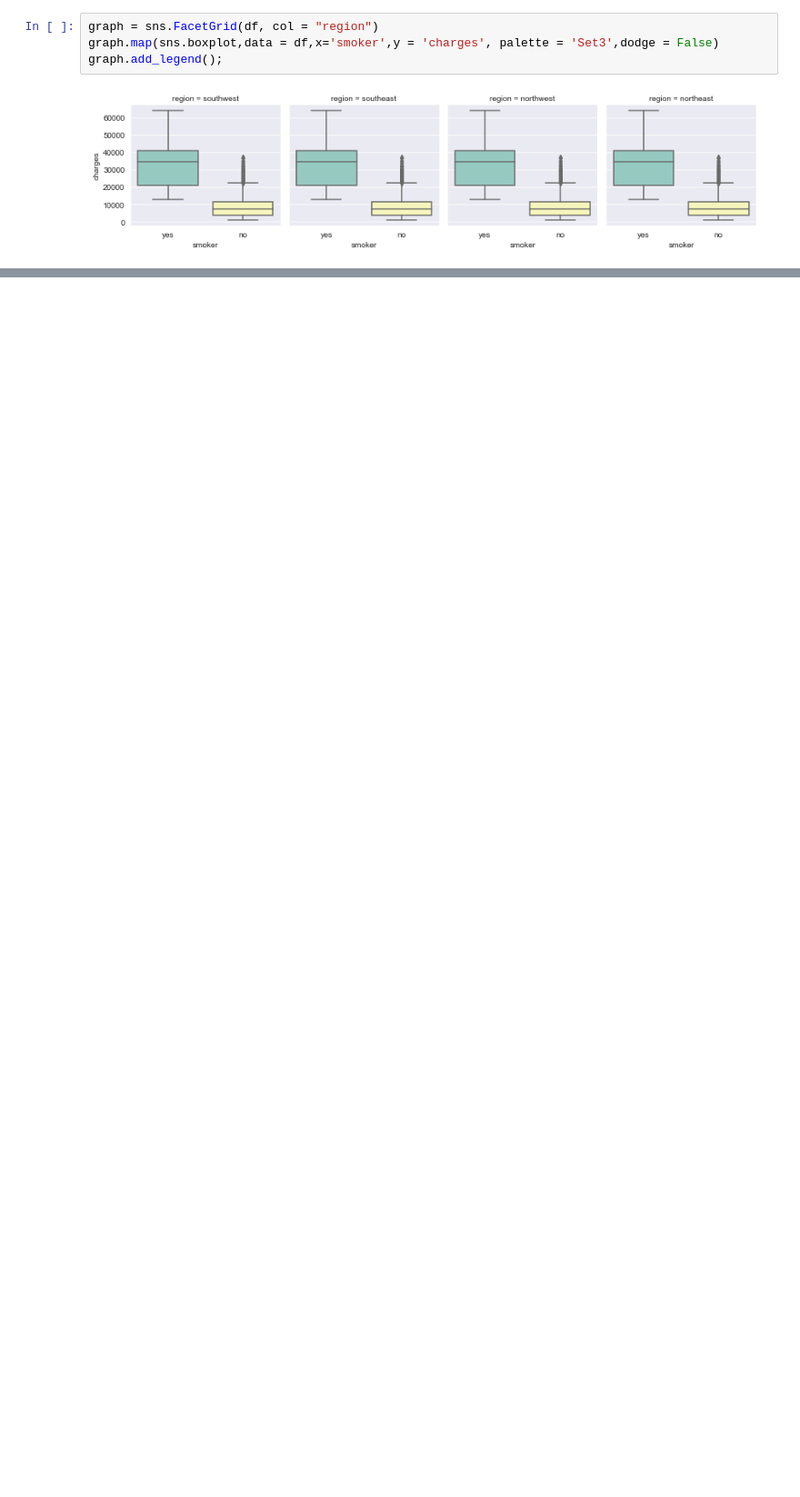
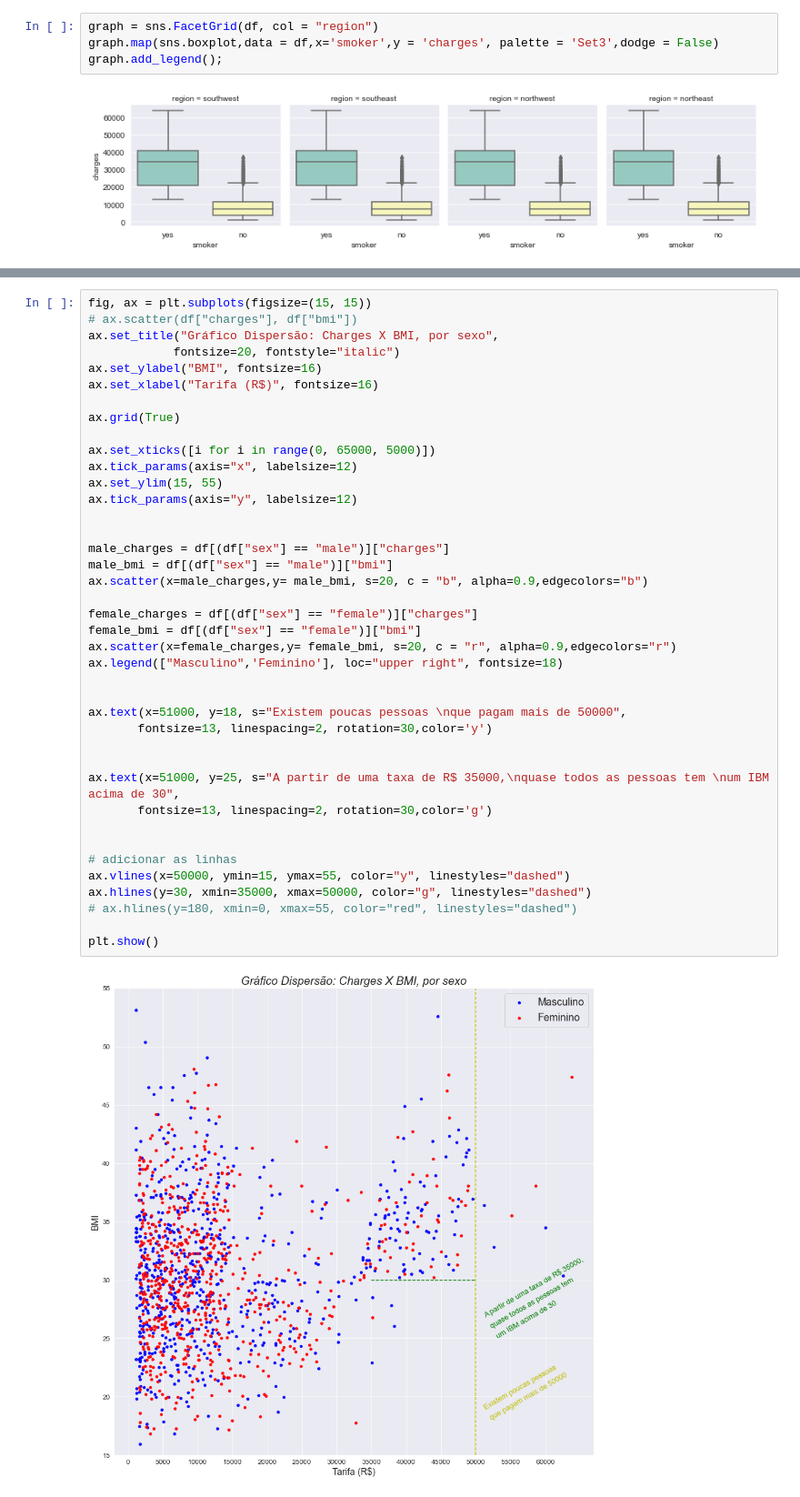
Before and after one commit to KndHvH/367, a Jupyter notebook: FIAP/MachineLearning/checkpoints/2/ML - Checkpoint2e3 - NOME.ipynb, the cells around one changed output, grey strips where cells are left out. Shown: that part at 91% size. Cells and saved outputs as stored; diff of their text form; blank space fills up the shorter version.

```diff
--- a/FIAP/MachineLearning/checkpoints/2/ML - Checkpoint2e3 - NOME.ipynb
+++ b/FIAP/MachineLearning/checkpoints/2/ML - Checkpoint2e3 - NOME.ipynb
@@ -214,0 +192,42 @@ graph.add_legend();
+# %%
+fig, ax = plt.subplots(figsize=(15, 15))
+# ax.scatter(df["charges"], df["bmi"])
+ax.set_title("Gráfico Dispersão: Charges X BMI, por sexo",
+            fontsize=20, fontstyle="italic")
+ax.set_ylabel("BMI", fontsize=16)
+ax.set_xlabel("Tarifa (R$)", fontsize=16)
+
+ax.grid(True)
+
+ax.set_xticks([i for i in range(0, 65000, 5000)])
+ax.tick_params(axis="x", labelsize=12)
+ax.set_ylim(15, 55)
+ax.tick_params(axis="y", labelsize=12)
+
+
+male_charges = df[(df["sex"] == "male")]["charges"]
+male_bmi = df[(df["sex"] == "male")]["bmi"]
+ax.scatter(x=male_charges,y= male_bmi, s=20, c = "b", alpha=0.9,edgecolors="b")
+
+female_charges = df[(df["sex"] == "female")]["charges"]
+female_bmi = df[(df["sex"] == "female")]["bmi"]
+ax.scatter(x=female_charges,y= female_bmi, s=20, c = "r", alpha=0.9,edgecolors="r")
+ax.legend(["Masculino",'Feminino'], loc="upper right", fontsize=18)
+
+
+ax.text(x=51000, y=18, s="Existem poucas pessoas \nque pagam mais de 50000",
+       fontsize=13, linespacing=2, rotation=30,color='y')
+
+
+ax.text(x=51000, y=25, s="A partir de uma taxa de R$ 35000,\nquase todos as pessoas tem \num IBM acima de 30",
+       fontsize=13, linespacing=2, rotation=30,color='g')
+
+
+# adicionar as linhas
+ax.vlines(x=50000, ymin=15, ymax=55, color="y", linestyles="dashed")
+ax.hlines(y=30, xmin=35000, xmax=50000, color="g", linestyles="dashed")
+# ax.hlines(y=180, xmin=0, xmax=55, color="red", linestyles="dashed")
+
+plt.show()
+# %% [output]
+[figure, added]
```
Also changed, not shown: parts of 3 cells of this notebook.
